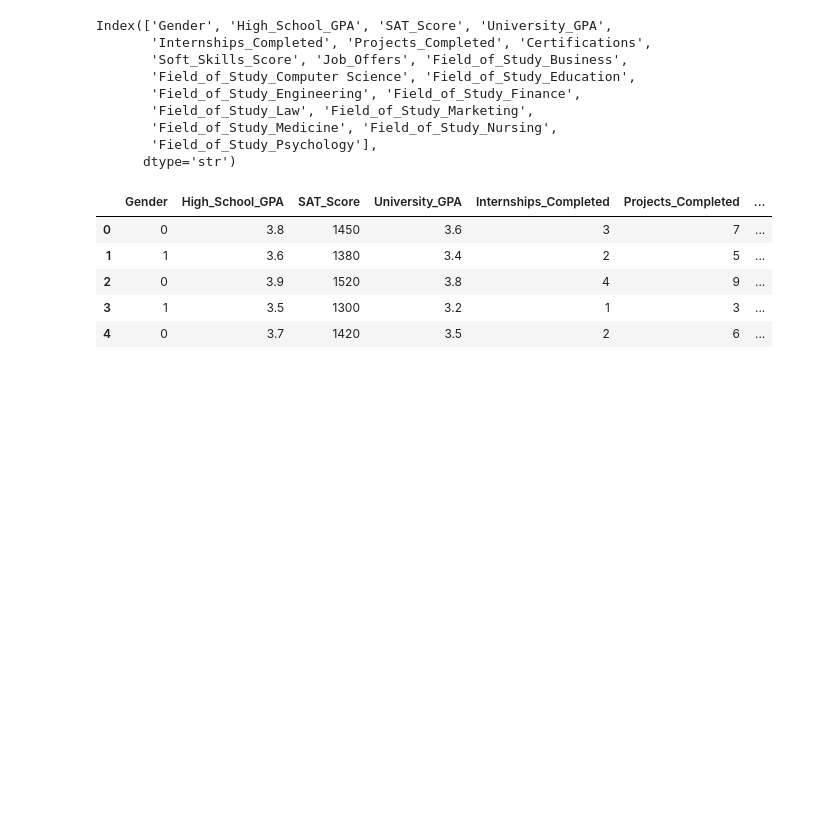
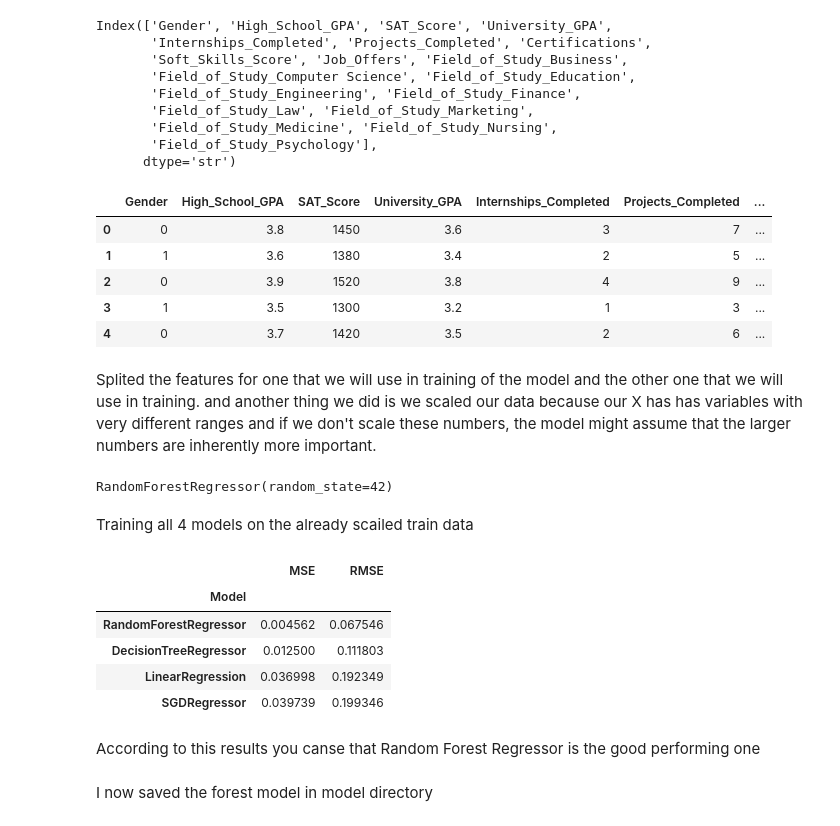
Before and after one commit to Jonathan2055/student-job-offer-predictor, a Jupyter notebook: summative/Model_train.ipynb, the cells around one changed output. Saved outputs shown, nothing was run; the diff lists cells and outputs as text; code cells hidden in the pictures; blank space fills up the shorter version.

Commit message:
Trained the model and exported the good working model

```diff
--- a/linear_regression/Model_train.ipynb
+++ b/summative/Model_train.ipynb
@@ -216,3 +224,52 @@ df.head()
 | 2 | 0 | 3.9 | 1520 | 3.8 | 4 | 9 | ... |
 | 3 | 1 | 3.5 | 1300 | 3.2 | 1 | 3 | ... |
 | 4 | 0 | 3.7 | 1420 | 3.5 | 2 | 6 | ... |
+# %%
+X = df.drop(columns=['Job_Offers'])
+y = df['Job_Offers']
+X_train, X_test, y_train, y_test = train_test_split(
+    X, y, test_size=0.2, random_state=42
+)
+scaler = StandardScaler()
+X_train_scaled = scaler.fit_transform(X_train)
+X_test_scaled = scaler.transform(X_test)
+# %% [markdown]
+Splited the features for one that we will use in training of the model and the other one that we will use in training. and another thing we did is we scaled our data because our X has has variables with very different ranges and if we don't scale these numbers, the model might assume that the larger numbers are inherently more important.
+# %%
+lin_model = LinearRegression()
+sgd_model = SGDRegressor(random_state=42, max_iter=1000, tol=1e-3)
+tree_model = DecisionTreeRegressor(random_state=42)
+forest_model = RandomForestRegressor(random_state=42, n_estimators=100)
+
+
+lin_model.fit(X_train_scaled, y_train)
+sgd_model.fit(X_train_scaled, y_train)
+tree_model.fit(X_train_scaled, y_train)
+forest_model.fit(X_train_scaled, y_train)
+# %% [output]
+RandomForestRegressor(random_state=42)
+# %% [markdown]
+Training all 4 models on the already scailed train data
+# %%
+def evaluate(name, model, X_test, y_test):
+    pred = model.predict(X_test)
+    mse = mean_squared_error(y_test, pred)
+    return {'Model': name, 'MSE': mse, 'RMSE': np.sqrt(mse)}
+
+results_df = pd.DataFrame([
+    evaluate('LinearRegression', lin_model, X_test_scaled, y_test),
+    evaluate('SGDRegressor', sgd_model, X_test_scaled, y_test),
+    evaluate('DecisionTreeRegressor', tree_model, X_test_scaled, y_test),
+    evaluate('RandomForestRegressor', forest_model, X_test_scaled, y_test),
+]).set_index('Model').sort_values('RMSE')
+
+results_df
+# %% [output]
+|  | MSE | RMSE |
+| Model |  |  |
+| RandomForestRegressor | 0.004562 | 0.067546 |
+| DecisionTreeRegressor | 0.012500 | 0.111803 |
+| LinearRegression | 0.036998 | 0.192349 |
+| SGDRegressor | 0.039739 | 0.199346 |
+# %% [markdown]
+According to this results you canse that Random Forest Regressor is the good performing one
@@ -218,0 +279,2 @@ df.head()
+# %% [markdown]
+I now saved the forest model in model directory
```
Also changed, not shown: parts of 2 cells of this notebook, 7 other files.
